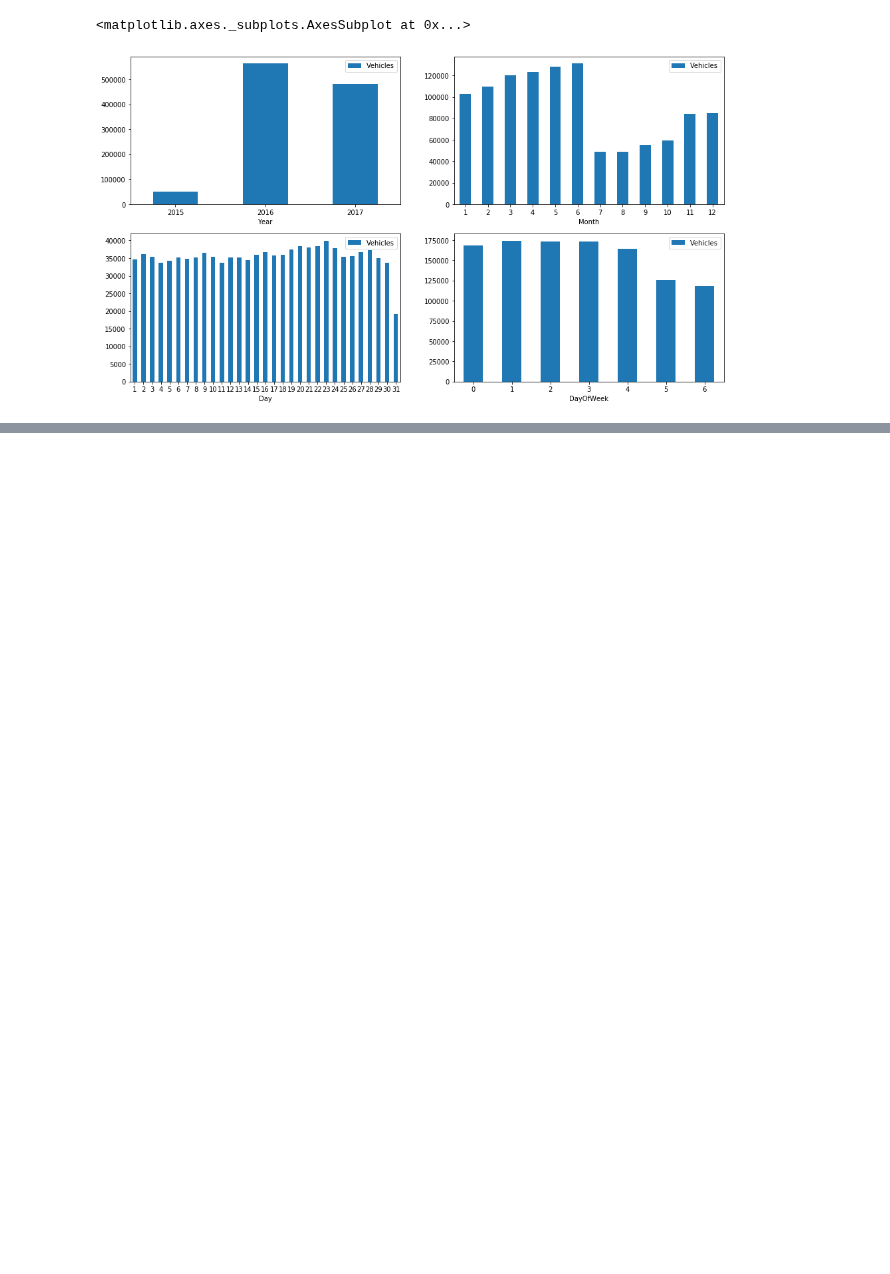
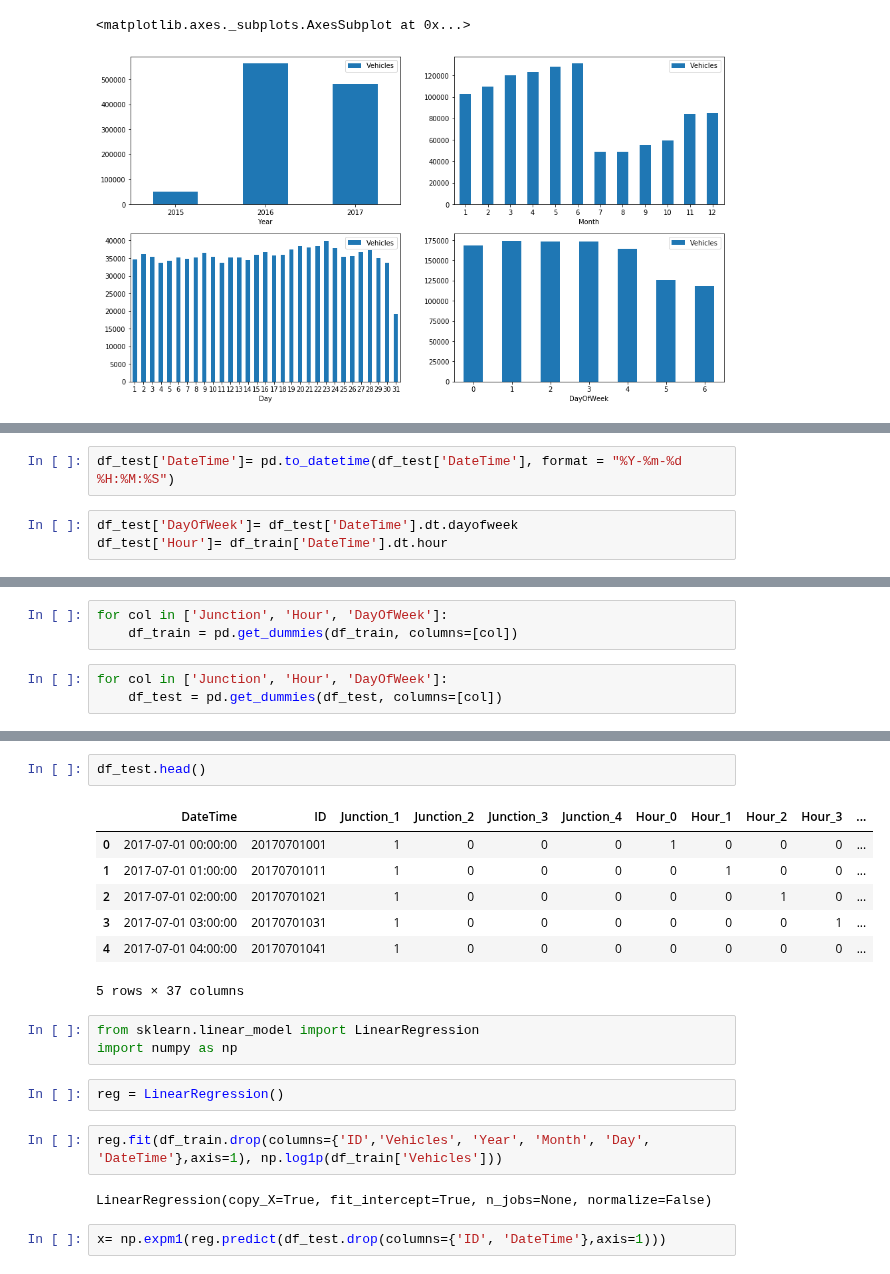
Before and after one commit to siddheshmanjrekar/machine-learning-for-IoT, a Jupyter notebook: TrafficPrediction.ipynb, the cells around one changed output, grey strips where cells are left out. Cells and saved outputs as stored; diff of their text form; blank space fills up the shorter version.

Commit message:
Implementing Linear Regression

```diff
--- a/TrafficPrediction.ipynb
+++ b/TrafficPrediction.ipynb
@@ -106,0 +138,5 @@ dfDayofWeek.plot.bar(x='DayOfWeek', y='Vehicles', rot=0, ax=axes[1,1])
+# %%
+df_test['DateTime']= pd.to_datetime(df_test['DateTime'], format = "%Y-%m-%d %H:%M:%S")
+# %%
+df_test['DayOfWeek']= df_test['DateTime'].dt.dayofweek
+df_test['Hour']= df_train['DateTime'].dt.hour
@@ -106,0 +152,6 @@ dfDayofWeek.plot.bar(x='DayOfWeek', y='Vehicles', rot=0, ax=axes[1,1])
+# %%
+for col in ['Junction', 'Hour', 'DayOfWeek']:
+    df_train = pd.get_dummies(df_train, columns=[col])
+# %%
+for col in ['Junction', 'Hour', 'DayOfWeek']:
+    df_test = pd.get_dummies(df_test, columns=[col])
@@ -106,0 +168,21 @@ dfDayofWeek.plot.bar(x='DayOfWeek', y='Vehicles', rot=0, ax=axes[1,1])
+# %%
+df_test.head()
+# %% [output]
+|  | DateTime | ID | Junction_1 | Junction_2 | Junction_3 | Junction_4 | Hour_0 | Hour_1 | Hour_2 | Hour_3 | ... |
+| 0 | 2017-07-01 00:00:00 | 20170701001 | 1 | 0 | 0 | 0 | 1 | 0 | 0 | 0 | ... |
+| 1 | 2017-07-01 01:00:00 | 20170701011 | 1 | 0 | 0 | 0 | 0 | 1 | 0 | 0 | ... |
+| 2 | 2017-07-01 02:00:00 | 20170701021 | 1 | 0 | 0 | 0 | 0 | 0 | 1 | 0 | ... |
+| 3 | 2017-07-01 03:00:00 | 20170701031 | 1 | 0 | 0 | 0 | 0 | 0 | 0 | 1 | ... |
+| 4 | 2017-07-01 04:00:00 | 20170701041 | 1 | 0 | 0 | 0 | 0 | 0 | 0 | 0 | ... |
+5 rows × 37 columns
+# %%
+from sklearn.linear_model import LinearRegression
+import numpy as np
+# %%
+reg = LinearRegression()
+# %%
+reg.fit(df_train.drop(columns={'ID','Vehicles', 'Year', 'Month', 'Day', 'DateTime'},axis=1), np.log1p(df_train['Vehicles']))
+# %% [output]
+LinearRegression(copy_X=True, fit_intercept=True, n_jobs=None, normalize=False)
+# %%
+x= np.expm1(reg.predict(df_test.drop(columns={'ID', 'DateTime'},axis=1)))
```
Also changed, not shown: parts of 21 cells of this notebook.
